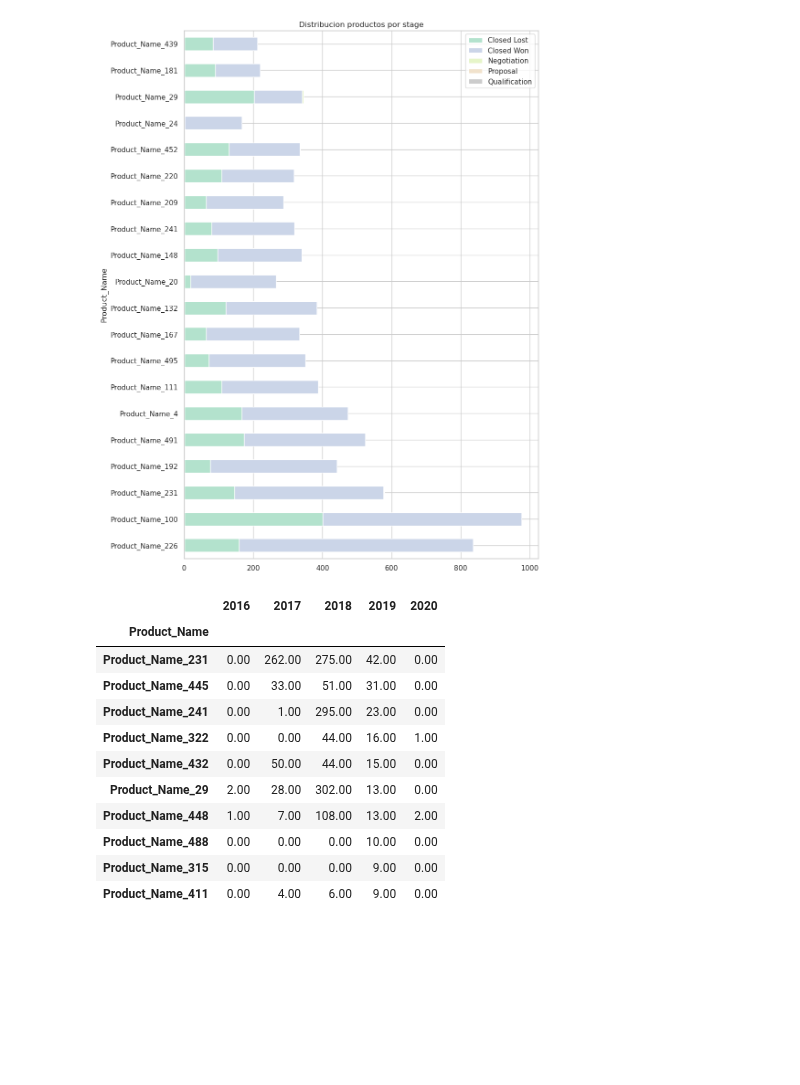
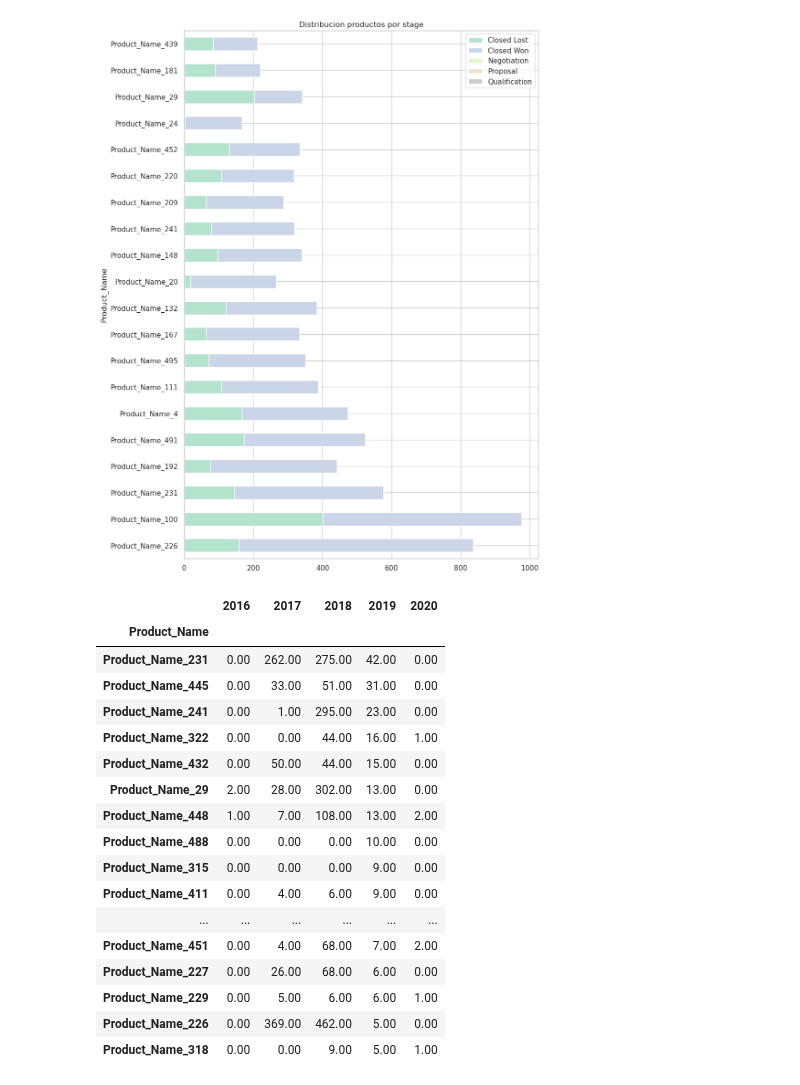
Before and after one commit to germanbc/Organizacion-de-Datos-2c2020-TP1, a Jupyter notebook: TP1 - Daiana v2.ipynb, the cells around one changed output. Drawn from its saved outputs; the diff is of its cells as text; code cells hidden in the pictures; blank space fills up the shorter version.

```diff
--- a/TP1 - Daiana v2.ipynb
+++ b/TP1 - Daiana v2.ipynb
@@ -117,20 +117,26 @@ productos.plot.barh(stacked = True, colormap='Pastel2', title='Distribucion prod
 # %%
 productosYear = eci.groupby('Product_Name')['Delivery_Year'].value_counts().to_frame()
 productosYear = productosYear.unstack()
 productosYear.columns = ['2016','2017','2018','2019','2020']
-productosYear = productosYear.fillna(0).nlargest(20, '2019')
-productosYear.head(10)
+productosYear = productosYear.fillna(0).nlargest(20,'2019')
+productosYear.head(30)
 # %% [output]
 |  | 2016 | 2017 | 2018 | 2019 | 2020 |
 | Product_Name |  |  |  |  |  |
 | Product_Name_231 | 0.00 | 262.00 | 275.00 | 42.00 | 0.00 |
 | Product_Name_445 | 0.00 | 33.00 | 51.00 | 31.00 | 0.00 |
 | Product_Name_241 | 0.00 | 1.00 | 295.00 | 23.00 | 0.00 |
 | Product_Name_322 | 0.00 | 0.00 | 44.00 | 16.00 | 1.00 |
 | Product_Name_432 | 0.00 | 50.00 | 44.00 | 15.00 | 0.00 |
 | Product_Name_29 | 2.00 | 28.00 | 302.00 | 13.00 | 0.00 |
 | Product_Name_448 | 1.00 | 7.00 | 108.00 | 13.00 | 2.00 |
 | Product_Name_488 | 0.00 | 0.00 | 0.00 | 10.00 | 0.00 |
 | Product_Name_315 | 0.00 | 0.00 | 0.00 | 9.00 | 0.00 |
 | Product_Name_411 | 0.00 | 4.00 | 6.00 | 9.00 | 0.00 |
+| ... | ... | ... | ... | ... | ... |
+| Product_Name_451 | 0.00 | 4.00 | 68.00 | 7.00 | 2.00 |
+| Product_Name_227 | 0.00 | 26.00 | 68.00 | 6.00 | 0.00 |
+| Product_Name_229 | 0.00 | 5.00 | 6.00 | 6.00 | 1.00 |
+| Product_Name_226 | 0.00 | 369.00 | 462.00 | 5.00 | 0.00 |
+| Product_Name_318 | 0.00 | 0.00 | 9.00 | 5.00 | 1.00 |
 # %%
```
Also changed, not shown: parts of 1 cell of this notebook.
